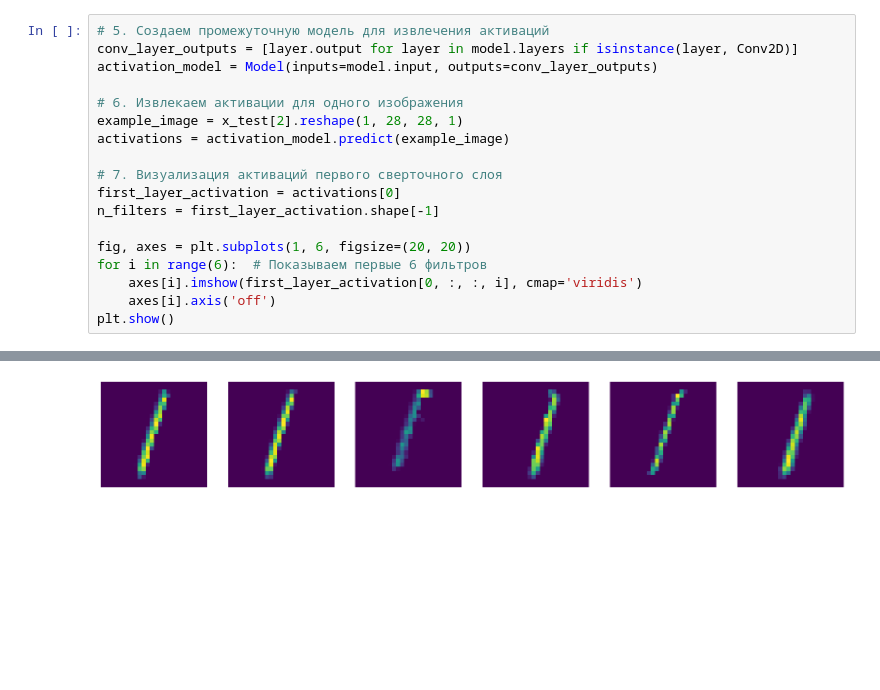
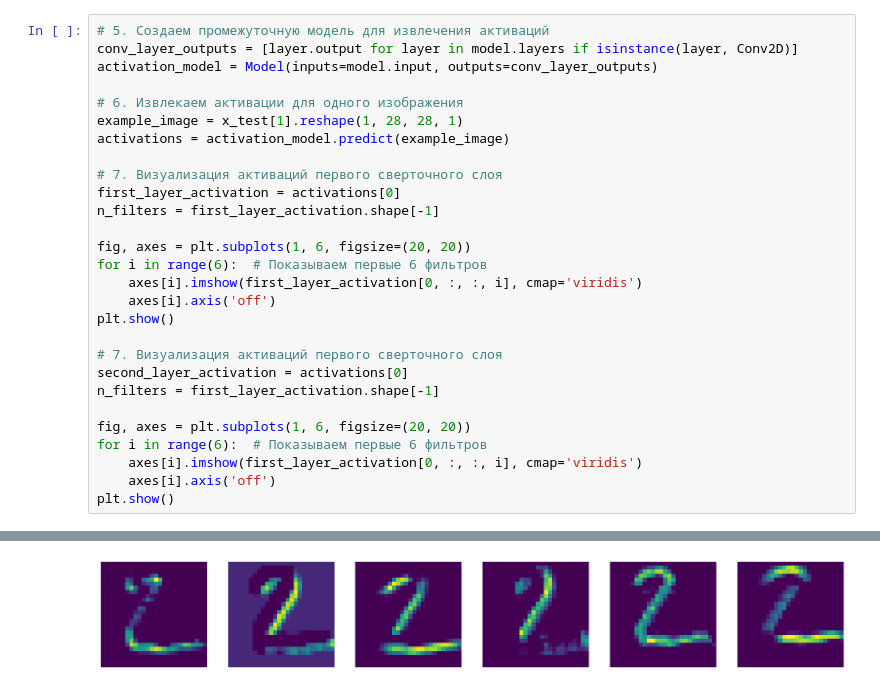
Before and after one commit to vchernetsov/study, a Jupyter notebook: atienza_advanced_deep_learning/1.2_cnn/branch.ipynb, the cells around one changed output, grey strips where cells are left out. Saved outputs shown, nothing was run; the diff lists cells and outputs as text; blank space fills up the shorter version.

```diff
--- a/atienza_advanced_deep_learning/1.2_cnn/branch.ipynb
+++ b/atienza_advanced_deep_learning/1.2_cnn/branch.ipynb
@@ -55,7 +57,7 @@ conv_layer_outputs = [layer.output for layer in model.layers if isinstance(layer
 activation_model = Model(inputs=model.input, outputs=conv_layer_outputs)
 
 # 6. Извлекаем активации для одного изображения
-example_image = x_test[2].reshape(1, 28, 28, 1)
+example_image = x_test[1].reshape(1, 28, 28, 1)
 activations = activation_model.predict(example_image)
 
 # 7. Визуализация активаций первого сверточного слоя
@@ -67,4 +69,14 @@ for i in range(6):  # Показываем первые 6 фильтров
     axes[i].imshow(first_layer_activation[0, :, :, i], cmap='viridis')
     axes[i].axis('off')
 plt.show()
+
+# 7. Визуализация активаций первого сверточного слоя
+second_layer_activation = activations[0]
+n_filters = first_layer_activation.shape[-1]
+
+fig, axes = plt.subplots(1, 6, figsize=(20, 20))
+for i in range(6):  # Показываем первые 6 фильтров
+    axes[i].imshow(first_layer_activation[0, :, :, i], cmap='viridis')
+    axes[i].axis('off')
+plt.show()
 # %% [output]
@@ -73 +84 @@ WARNING:tensorflow:6 out of the last 6 calls to <function TensorFlowTrainer.make
-[figure, old version]
+[figure, new version]
```
Also changed, not shown: parts of 5 cells of this notebook.
